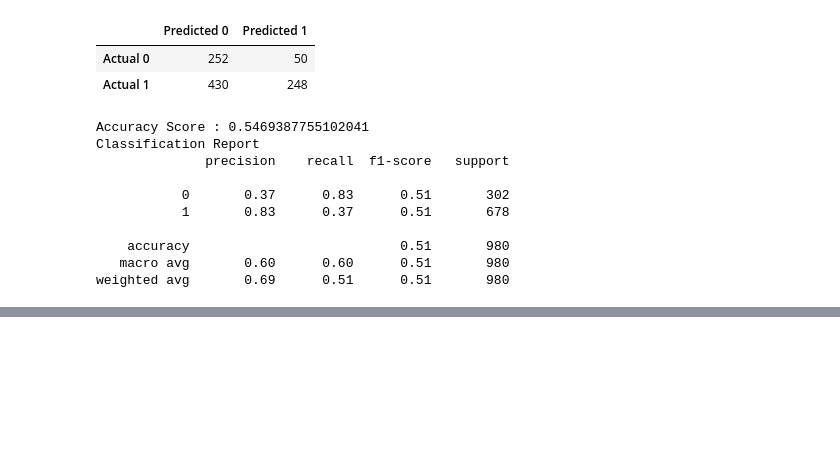
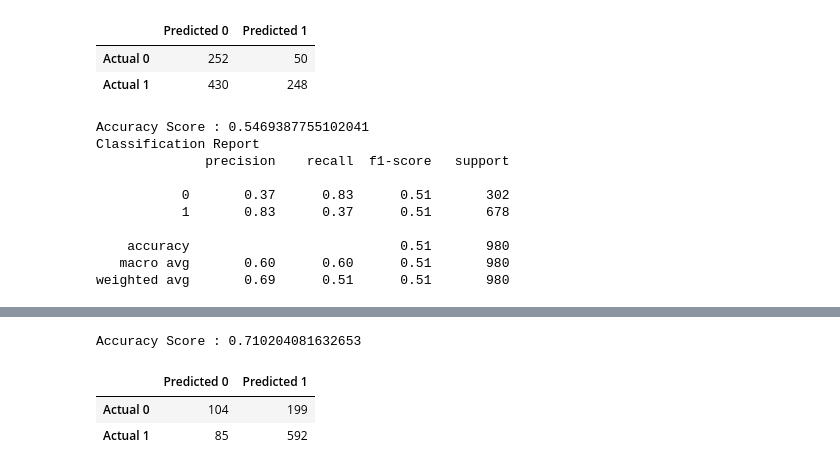
Before and after one commit to kristindong/Capstone_Project, a Jupyter notebook: stock_prediction_seg3_v1.ipynb, the cells around one changed output, grey strips where cells are left out. Saved outputs shown, nothing was run; the diff lists cells and outputs as text; code cells hidden in the pictures; blank space fills up the shorter version.

```diff
--- a/stock_prediction_seg3_v1.ipynb
+++ b/stock_prediction_seg3_v1.ipynb
@@ -218,8 +218,8 @@ len(stocks_df.columns)
 26
 # %%
 # Split our preprocessed data into our features and target arrays
-y = stocks_df["Class"].values
-X = stocks_df.drop(["Class"],1).values
+y = stocks_df["Class"]
+X = stocks_df.drop(["Class"],1)
 
 #This wont work because X is a numpy.ndarray and never has columns
 #X.column
@@ -418,5 +433,22 @@ Classification Report
     accuracy                           0.51       980
    macro avg       0.60      0.60      0.51       980
 weighted avg       0.69      0.51      0.51       980
+# %%
+from sklearn.model_selection import train_test_split
+from sklearn.preprocessing import StandardScaler
+# Splitting into Train and Test sets
+X_train, X_test, y_train, y_test = train_test_split(X,
+                                                    y,
+                                                    random_state=1)
+
+# Creating StandardScaler instance
+scaler = StandardScaler()
+
+# Fitting Standard Scaler
+X_scaler = scaler.fit(X_train)
+
+# Scaling data
+X_train_scaled = X_scaler.transform(X_train)
+X_test_scaled = X_scaler.transform(X_test)
 # %%
 from sklearn.ensemble import GradientBoostingClassifier
@@ -445,0 +529,23 @@ NameError: name 'learning_rate' is not defined
+# %%
+from sklearn.metrics import confusion_matrix
+from sklearn.metrics import accuracy_score
+from sklearn.metrics import classification_report
+# Calculating the accuracy score
+acc_score = accuracy_score(y_test, predictions)
+print(f"Accuracy Score : {acc_score}")
+# %% [output]
+Accuracy Score : 0.710204081632653
+# %%
+# Generate the confusion matrix
+cm = confusion_matrix(y_test, predictions)
+cm_df = pd.DataFrame(
+    cm, index=["Actual 0", "Actual 1"],
+    columns=["Predicted 0", "Predicted 1"]
+)
+
+# Displaying results
+display(cm_df)
+# %% [output]
+|  | Predicted 0 | Predicted 1 |
+| Actual 0 | 104 | 199 |
+| Actual 1 | 85 | 592 |
```
Also changed, not shown: parts of 7 cells of this notebook.
